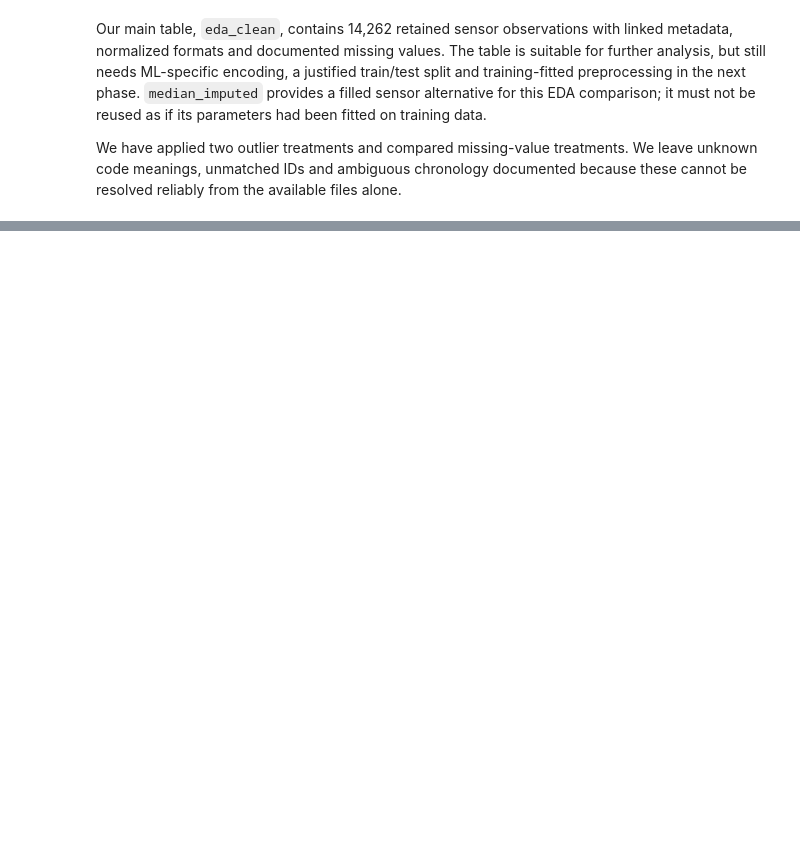
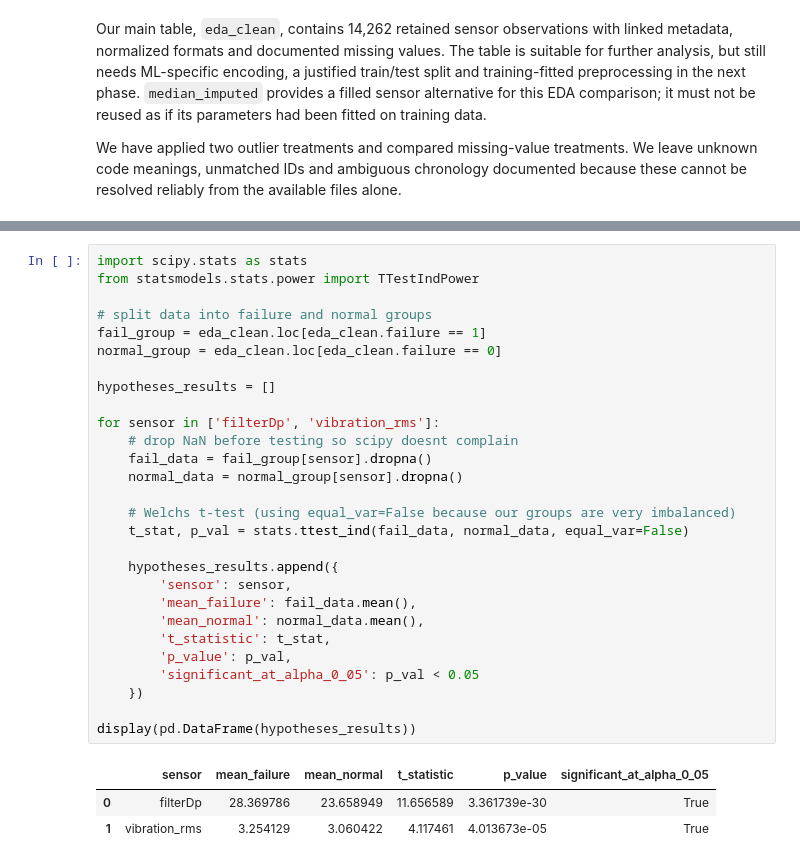
Before and after one commit to moahoukau/IAU-FIIT, a Jupyter notebook: zadanie.ipynb, the cells around one changed output, grey strips where cells are left out. Drawn from its saved outputs; the diff is of its cells as text; blank space fills up the shorter version.

```diff
--- a/zadanie.ipynb
+++ b/zadanie.ipynb
@@ -1218,0 +1231,32 @@ We have applied two outlier treatments and compared missing-value treatments. We
+# %%
+import scipy.stats as stats
+from statsmodels.stats.power import TTestIndPower
+
+# split data into failure and normal groups
+fail_group = eda_clean.loc[eda_clean.failure == 1]
+normal_group = eda_clean.loc[eda_clean.failure == 0]
+
+hypotheses_results = []
+
+for sensor in ['filterDp', 'vibration_rms']:
+    # drop NaN before testing so scipy doesnt complain
+    fail_data = fail_group[sensor].dropna()
+    normal_data = normal_group[sensor].dropna()
+
+    # Welchs t-test (using equal_var=False because our groups are very imbalanced)
+    t_stat, p_val = stats.ttest_ind(fail_data, normal_data, equal_var=False)
+
+    hypotheses_results.append({
+        'sensor': sensor,
+        'mean_failure': fail_data.mean(),
+        'mean_normal': normal_data.mean(),
+        't_statistic': t_stat,
+        'p_value': p_val,
+        'significant_at_alpha_0_05': p_val < 0.05
+    })
+
+display(pd.DataFrame(hypotheses_results))
+# %% [output]
+|  | sensor | mean_failure | mean_normal | t_statistic | p_value | significant_at_alpha_0_05 |
+| 0 | filterDp | 28.369786 | 23.658949 | 11.656589 | 3.361739e-30 | True |
+| 1 | vibration_rms | 3.254129 | 3.060422 | 4.117461 | 4.013673e-05 | True |
```
Also changed, not shown: parts of 4 cells of this notebook, 1 other file.
